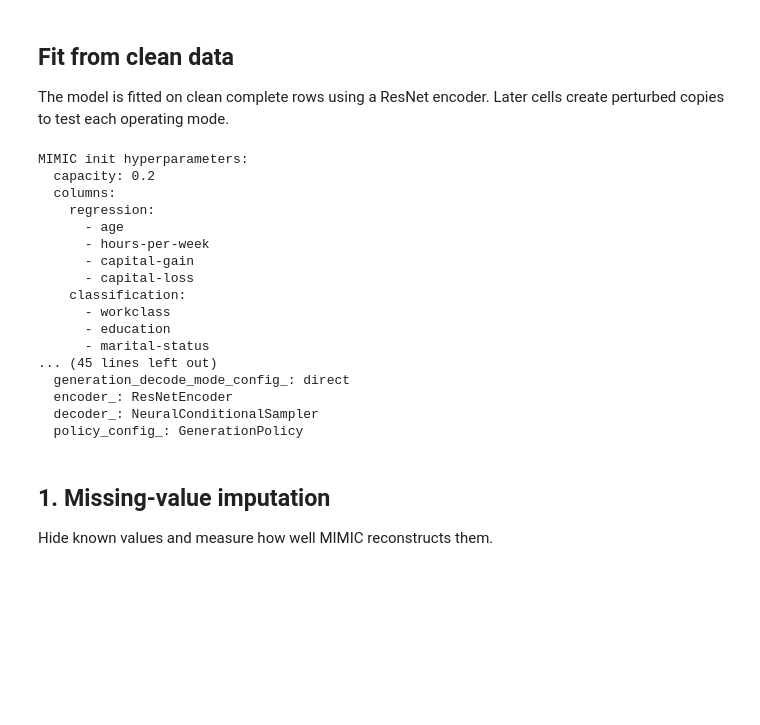
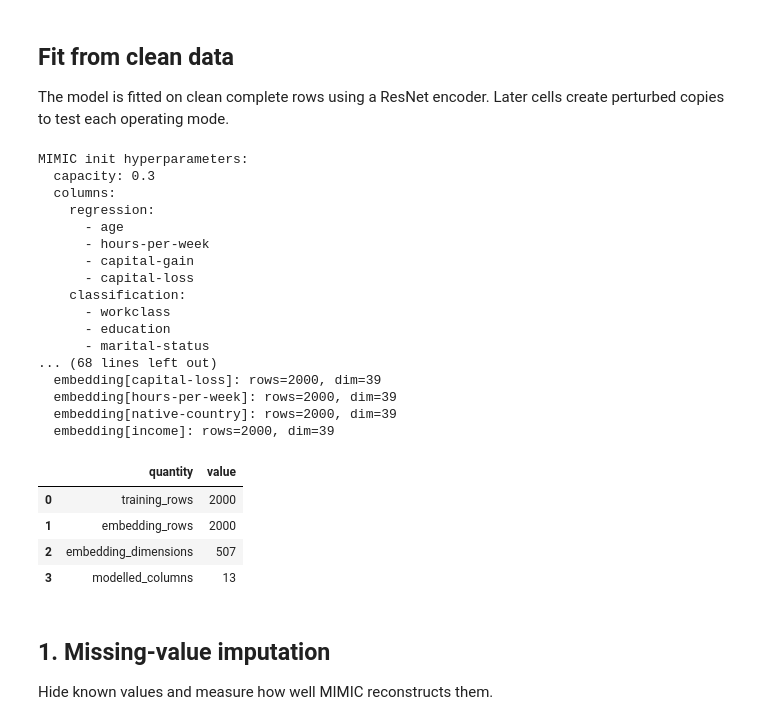
Before and after one commit to fabriziocosta/MIMIC, a Jupyter notebook: notebooks/05_adult_operating_modes_resnet.ipynb, the cells around one changed output. Saved outputs shown, nothing was run; the diff lists cells and outputs as text; code cells hidden in the pictures; blank space fills up the shorter version.

```diff
--- a/notebooks/05_adult_operating_modes_resnet.ipynb
+++ b/notebooks/05_adult_operating_modes_resnet.ipynb
@@ -86,38 +86,43 @@ The model is fitted on clean complete rows using a ResNet encoder. Later cells c
 # %%
 mimic = MIMIC(
     columns={"regression": regression_columns, "classification": classification_columns},
-    mode="direct", # modes: "identity", "direct", "factorised", "joint"
-    capacity=0.2,
+    mode="factorised", # modes: "identity", "direct", "factorised", "joint"
+    capacity=0.3,
     random_state=RANDOM_STATE,
     verbose=True,
 )
 mimic.fit(df)
 embedding = mimic.transform(df)
 fit_summary = pd.DataFrame(
     {
         "quantity": ["training_rows", "embedding_rows", "embedding_dimensions", "modelled_columns"],
         "value": [len(df), embedding.shape[0], embedding.shape[1], len(regression_columns) + len(classification_columns)],
     }
 )
 display(fit_summary)
 # %% [output]
 MIMIC init hyperparameters:
-  capacity: 0.2
+  capacity: 0.3
   columns:
     regression:
       - age
       - hours-per-week
       - capital-gain
       - capital-loss
     classification:
       - workclass
       - education
       - marital-status
-... (45 lines left out)
-  generation_decode_mode_config_: direct
-  encoder_: ResNetEncoder
-  decoder_: NeuralConditionalSampler
-  policy_config_: GenerationPolicy
+... (68 lines left out)
+  embedding[capital-loss]: rows=2000, dim=39
+  embedding[hours-per-week]: rows=2000, dim=39
+  embedding[native-country]: rows=2000, dim=39
+  embedding[income]: rows=2000, dim=39
+|  | quantity | value |
+| 0 | training_rows | 2000 |
+| 1 | embedding_rows | 2000 |
+| 2 | embedding_dimensions | 507 |
+| 3 | modelled_columns | 13 |
 # %% [markdown]
 ## 1. Missing-value imputation
 
```
Also changed, not shown: parts of 12 cells of this notebook, 2 other files.
